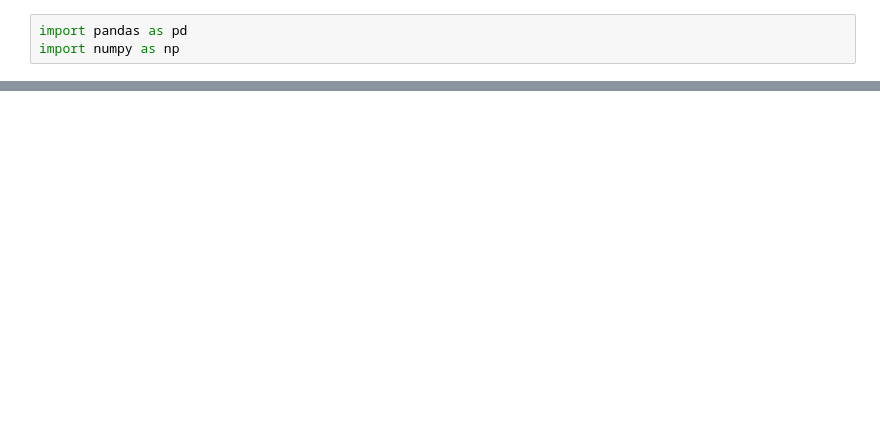
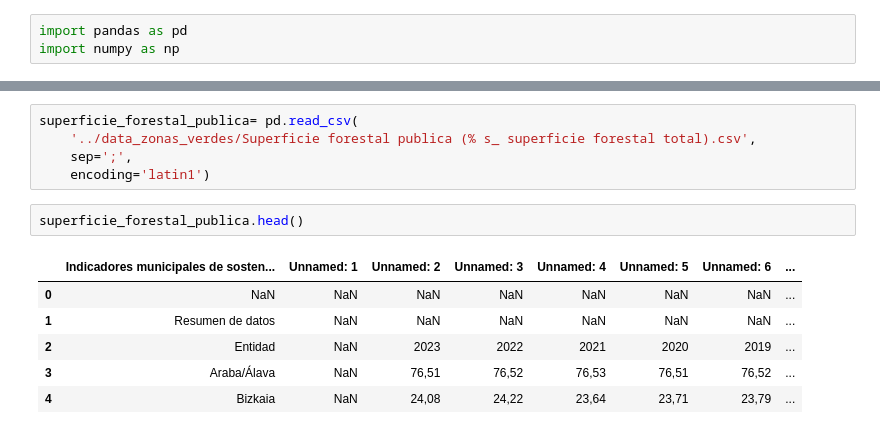
Before and after one commit to AnaExposito/EDA_ZONAS_VERDES, a Jupyter notebook: jupiter_zonas_verdes/Jupiter_zonas_verdes.ipynb, the cells around one changed output, grey strips where cells are left out. Drawn from its saved outputs; the diff is of its cells as text; blank space fills up the shorter version.

```diff
--- a/jupiter_zonas_verdes/Jupiter_zonas_verdes.ipynb
+++ b/jupiter_zonas_verdes/Jupiter_zonas_verdes.ipynb
@@ -18,0 +168,14 @@ verdes.head()
+# %%
+superficie_forestal_publica= pd.read_csv(
+    '../data_zonas_verdes/Superficie forestal publica (% s_ superficie forestal total).csv',
+    sep=';',
+    encoding='latin1')
+# %%
+superficie_forestal_publica.head()
+# %% [output]
+|  | Indicadores municipales de sosten... | Unnamed: 1 | Unnamed: 2 | Unnamed: 3 | Unnamed: 4 | Unnamed: 5 | Unnamed: 6 | ... |
+| 0 | NaN | NaN | NaN | NaN | NaN | NaN | NaN | ... |
+| 1 | Resumen de datos | NaN | NaN | NaN | NaN | NaN | NaN | ... |
+| 2 | Entidad | NaN | 2023 | 2022 | 2021 | 2020 | 2019 | ... |
+| 3 | Araba/Álava | NaN | 76,51 | 76,52 | 76,53 | 76,51 | 76,52 | ... |
+| 4 | Bizkaia | NaN | 24,08 | 24,22 | 23,64 | 23,71 | 23,79 | ... |
```
Also changed, not shown: parts of 22 cells of this notebook, 1 other file.
